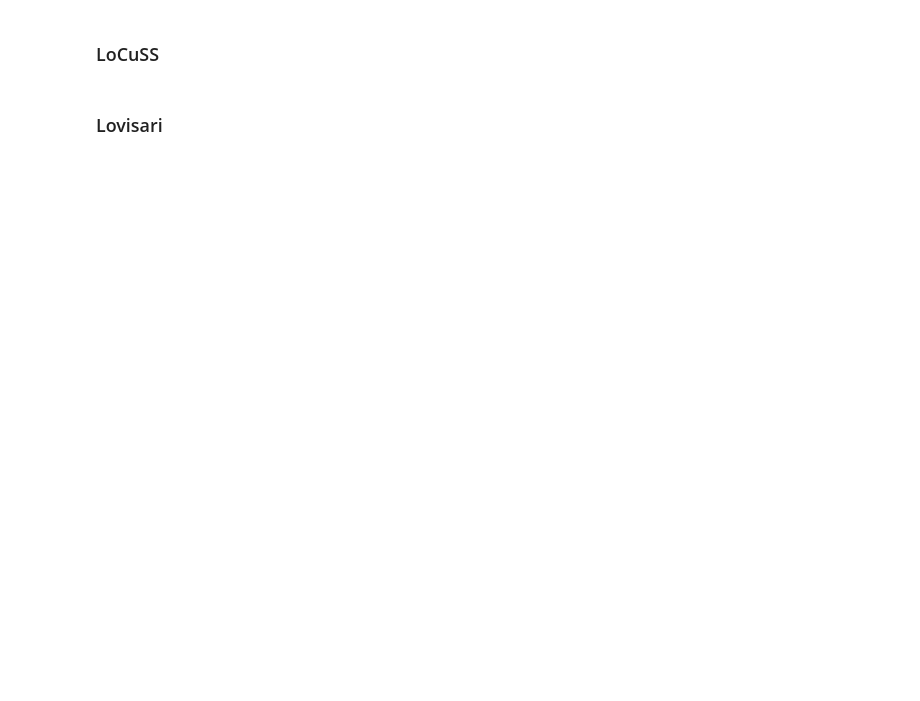
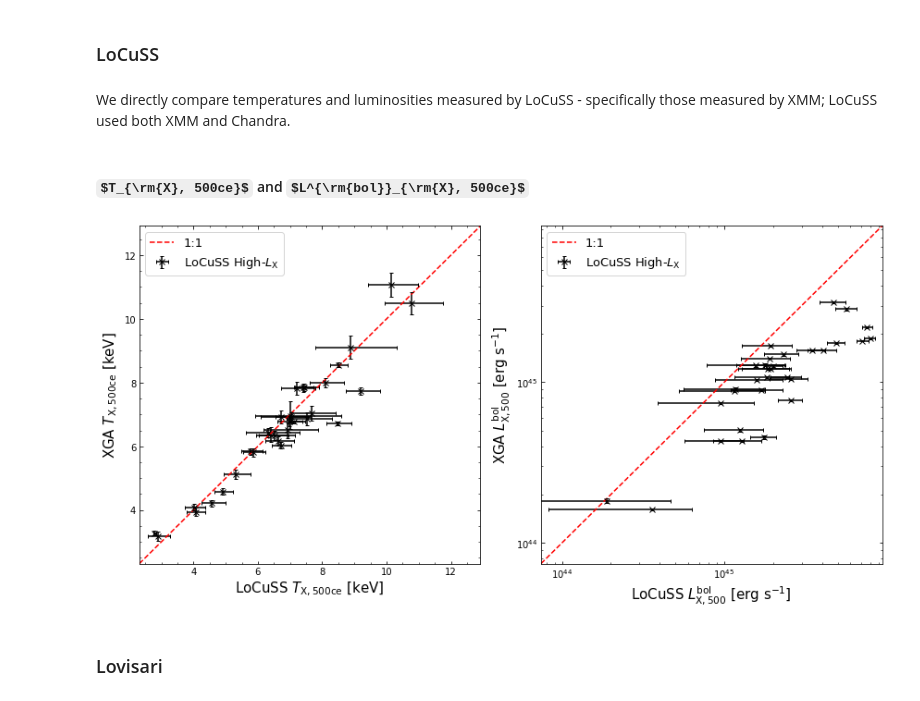
Before and after one commit to DavidT3/XCS-Mass-Paper-I-Analysis, a Jupyter notebook: temp_lum_comparisons.ipynb, the cells around one changed output. Saved outputs shown, nothing was run; the diff lists cells and outputs as text; code cells hidden in the pictures; some formulas as TeX source; blank space fills up the shorter version.

```diff
--- a/temp_lum_comparisons.ipynb
+++ b/temp_lum_comparisons.ipynb
@@ -76,6 +107,9 @@ xxlgc100 = pd.read_csv("sample_files/xxl_gc100.csv")
 
 # Limit the comparison to clusters with a flag of 0 - meaning it is in the main sample of 100 clusters
 xxlgc100 = xxlgc100[xxlgc100['Flag'] == 0]
+
+# Excluding a specific cluster which was excluded in the XXL analysis
+xxlgc100 = xxlgc100[xxlgc100['XLSSC'] != 504]
 # %%
 # Reading out the relevant values into arrays just for ease of passing into the ClusterSample object
 ra = xxlgc100['ra'].values
@@ -193,6 +255,21 @@ xxl_tx = xxl_srcs.Tx(Quantity(300, 'kpc'), quality_checks=True)
 # %%
 locuss_txce_all = locuss_srcs.Tx(locuss_srcs.r500, inner_radius=0.15*locuss_srcs.r500, quality_checks=False)
 locuss_txce = locuss_srcs.Tx(locuss_srcs.r500, inner_radius=0.15*locuss_srcs.r500, quality_checks=True)
+
+locuss_lxbol_all = locuss_srcs.Lx(locuss_srcs.r500, inner_radius=0.15*locuss_srcs.r500, quality_checks=False, lo_en=Quantity(0.01, 'keV'),
+                             hi_en=Quantity(100.0, 'keV'))
+locuss_lxbol = locuss_srcs.Lx(locuss_srcs.r500, inner_radius=0.15*locuss_srcs.r500, quality_checks=True, lo_en=Quantity(0.01, 'keV'),
+                         hi_en=Quantity(100.0, 'keV'))
+# %%
+loclit_tx = []
+loclit_lxbol = []
+for n in locuss_srcs.names:
+    rel_row = locuss[locuss['name'] == n].iloc[0]
+    loclit_tx.append(Quantity(rel_row[['x_Tx500ce', 'x_Tx500ce-', 'x_Tx500ce+']], 'keV'))
+    loclit_lxbol.append(Quantity(rel_row[['x_Lxbol', 'x_Lxbol_err']]*1e+44, 'erg/s'))
+
+loclit_tx = Quantity(loclit_tx)
+loclit_lxbol = Quantity(loclit_lxbol)
 # %% [markdown]
 ### Lovisari
 # %%
@@ -255,4 +466,60 @@ plt.show()
 # %% [markdown]
 ### LoCuSS
+# %% [markdown]
+We directly compare temperatures and luminosities measured by LoCuSS - specifically those measured by XMM; LoCuSS used both XMM and Chandra.
+# %% [markdown]
+#### $T_{\rm{X}, 500ce}$ and $L^{\rm{bol}}_{\rm{X}, 500ce}$
+# %%
+fig, ax_arr = plt.subplots(ncols=2, figsize=(12, 6))
+
+# Iterating through the array of axes objects, setting up the ticks
+for ax in ax_arr:
+    # Turning on minor ticks and setting it up so they all point inwards - also turn on ticks on the
+    #  top and right axis lines
+    ax.minorticks_on()
+    ax.tick_params(which='both', top=True, right=True, direction='in')
+
+# Setting the leftmost axis to be current
+plt.sca(ax_arr[0])
+# Using the function we defined earlier to find appropriate axis limits
+t_lims = find_lims(loclit_tx, locuss_txce, buffer=0.1).value
+
+# Also using the limits to set up a one to one line
+# Then plotting the temperature comparison points
+plt.plot(t_lims, t_lims, linestyle='dashed', color='red', label="1:1")
+plt.errorbar(loclit_tx[:, 0].value, locuss_txce[:, 0].value, xerr=[loclit_tx[:, 1].value, loclit_tx[:, 2].value],
+             yerr=[locuss_txce[:, 1].value, locuss_txce[:, 2].value], fmt="kx", capsize=2,
+             label=r"LoCuSS High-$L_{\rm{X}}$")
+# Setting axis limits
+plt.xlim(t_lims)
+plt.ylim(t_lims)
+
+# Labels and legend
+plt.xlabel(r"LoCuSS $T_{\rm{X, 500ce}}$ [keV]", fontsize=15)
+plt.ylabel(r"XGA $T_{\rm{X, 500ce}}$ [keV]", fontsize=15)
+plt.legend(loc='best', fontsize=13)
+
+plt.sca(ax_arr[1])
+l_lims = find_lims(loclit_lxbol, locuss_lxbol, buffer=0.1).value
+plt.plot(l_lims, l_lims, linestyle='dashed', color='red', label="1:1")
+plt.errorbar(loclit_lxbol[:, 0].value, locuss_lxbol[:, 0].value, xerr=loclit_lxbol[:, 1].value,
+             yerr=[locuss_lxbol[:, 1].value, locuss_lxbol[:, 2].value], fmt="kx", capsize=2,
+             label=r"LoCuSS High-$L_{\rm{X}}$")
+plt.xlim(l_lims)
+plt.ylim(l_lims)
+
+plt.xscale('log')
+plt.yscale('log')
+
+plt.xlabel(r"LoCuSS $L^{\rm{bol}}_{\rm{X, 500}}$ [erg s$^{-1}$]", fontsize=15)
+plt.ylabel(r"XGA $L^{\rm{bol}}_{\rm{X, 500}}$ [erg s$^{-1}$]", fontsize=15)
+plt.legend(loc='best', fontsize=13)
+
+plt.tight_layout()
+
+plt.savefig("non_paper_figures/locuss_prop_comp.pdf")
+plt.show()
+# %% [output]
+[figure, added]
 # %% [markdown]
 ### Lovisari
```
Also changed, not shown: parts of 21 cells of this notebook, 5 other files.
